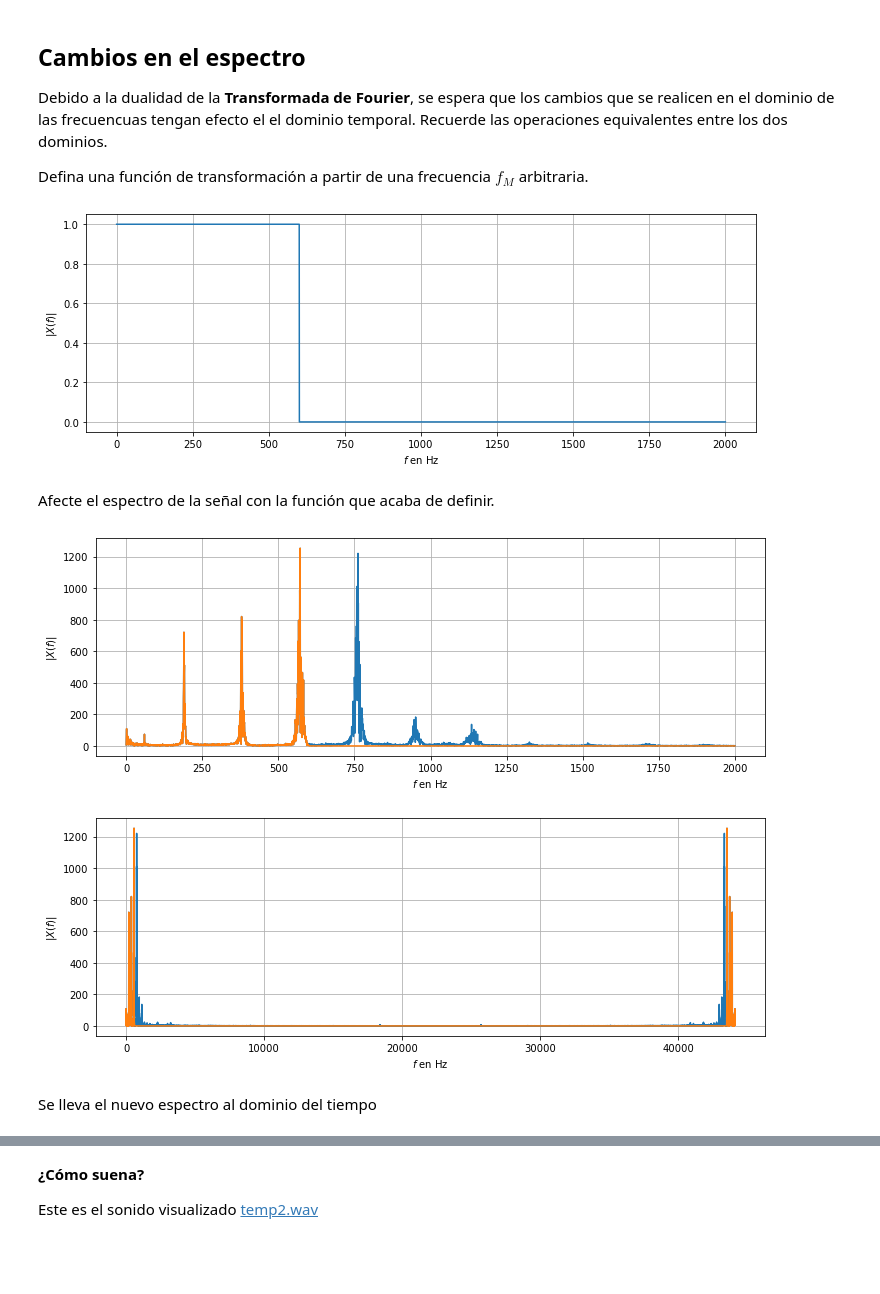
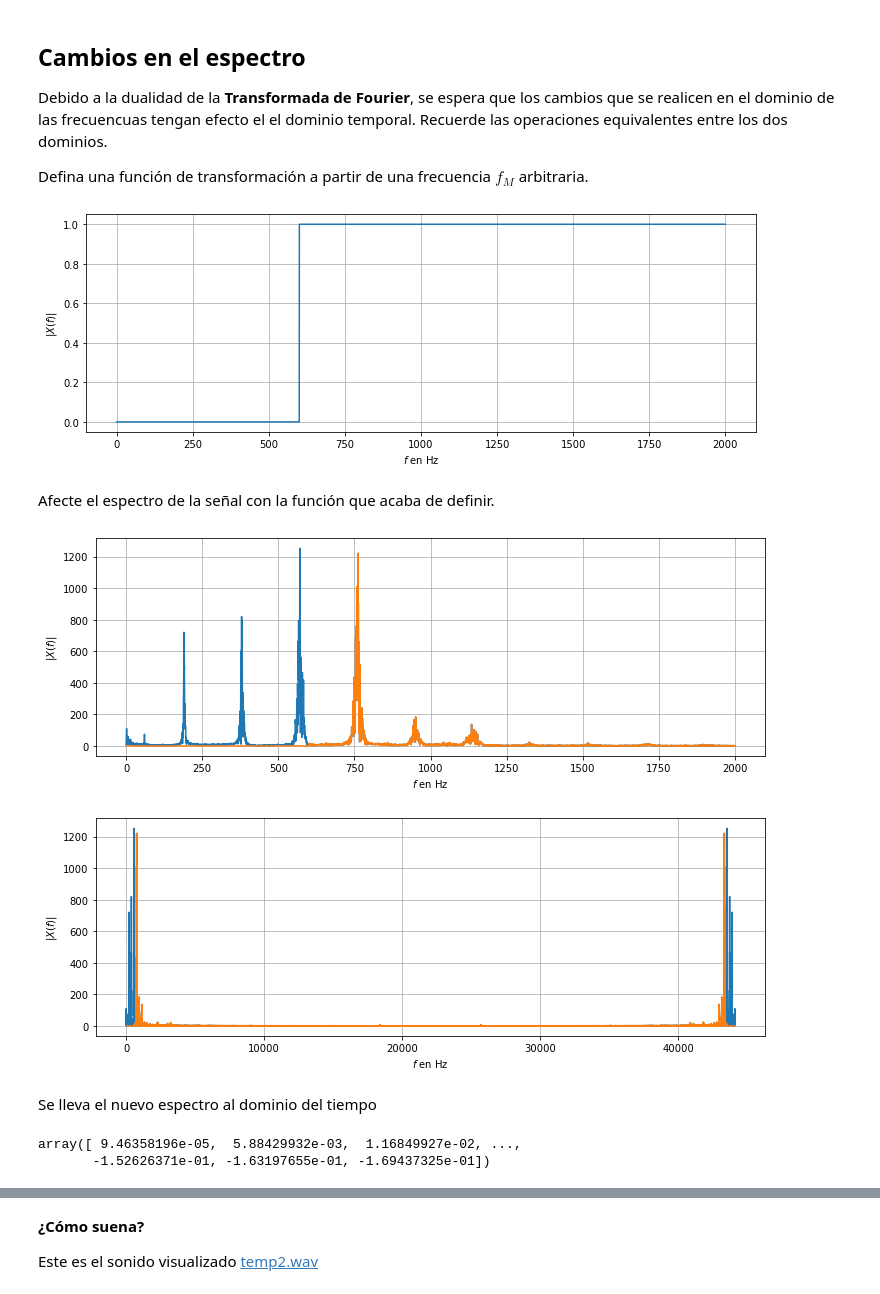
Before and after one commit to pierrediazp/Se-ales_y_Sistemas, a Jupyter notebook: sonidos.ipynb, the cells around one changed output, grey strips where cells are left out. Drawn from its saved outputs; the diff is of its cells as text; code cells hidden in the pictures; blank space fills up the shorter version.

```diff
--- a/sonidos.ipynb
+++ b/sonidos.ipynb
@@ -113,20 +115,25 @@ Defina una función de transformación a partir de una frecuencia $f_M$ arbitrar
 # %%
 fM = 600
 funcion = f*0
+"""
 for ind,val in enumerate(f):
     if val < fM:
         funcion[ind]=1.0
     else:
         funcion[ind]=0.0
+"""
+funcion  = np.where(f<fM,0.0,1.0)
 
-funcion = np.flip(funcion) + funcion
+
+funcion = np.flip(funcion) + funcion - 1.0
+
 plt.figure(figsize=(12,4))
 plt.plot(f[f<f_max_vis],abs(funcion[f<f_max_vis]))
 plt.xlabel(r'$f$ en Hz')
 plt.ylabel(r'$|X(f)|$')
 plt.grid()
 # %% [output]
-[figure, old version]
+[figure, new version]
 # %% [markdown]
 Afecte el espectro de la señal con la función que acaba de definir.
 # %%
@@ -137,7 +144,7 @@ plt.xlabel(r'$f$ en Hz')
 plt.ylabel(r'$|X(f)|$')
 plt.grid()
 # %% [output]
-[figure, old version]
+[figure, new version]
 # %%
 plt.figure(figsize=(12,4))
 plt.plot(f,abs(X_fft),f,abs(X_procesado_fft))
@@ -145,14 +152,18 @@ plt.xlabel(r'$f$ en Hz')
 plt.ylabel(r'$|X(f)|$')
 plt.grid()
 # %% [output]
-[figure, old version]
+[figure, new version]
 # %% [markdown]
 Se lleva el nuevo espectro al dominio del tiempo
 # %%
 x_procesado = ifft(X_procesado_fft)
 x_procesado = x_procesado.real
+#x_procesado
+sf.write('temp2.wav',x_procesado,fs)
 x_procesado
-sf.write('temp2.wav',x_procesado,fs)
+# %% [output]
+array([ 9.46358196e-05,  5.88429932e-03,  1.16849927e-02, ...,
+       -1.52626371e-01, -1.63197655e-01, -1.69437325e-01])
 # %%
 plt.figure(figsize=(12,4))
 t = np.arange(len(x)) / fs
```
Also changed, not shown: parts of 4 cells of this notebook, 4 other files.
